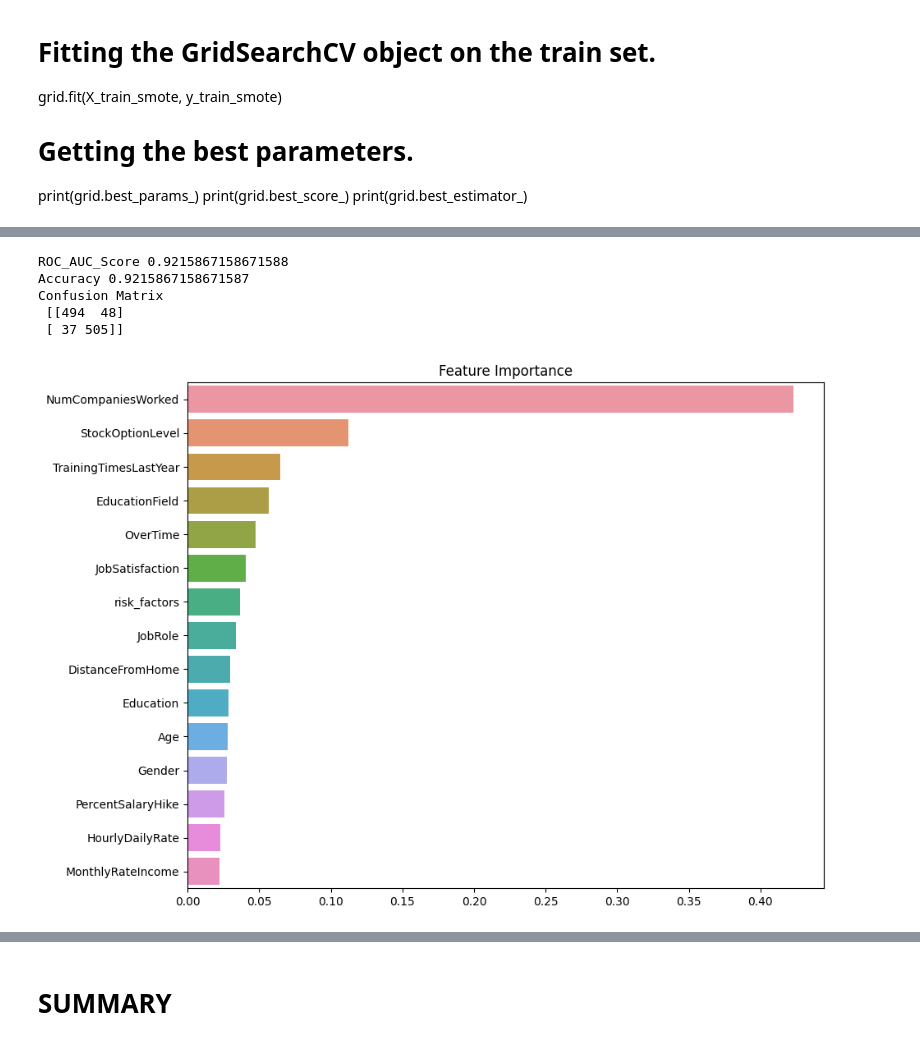
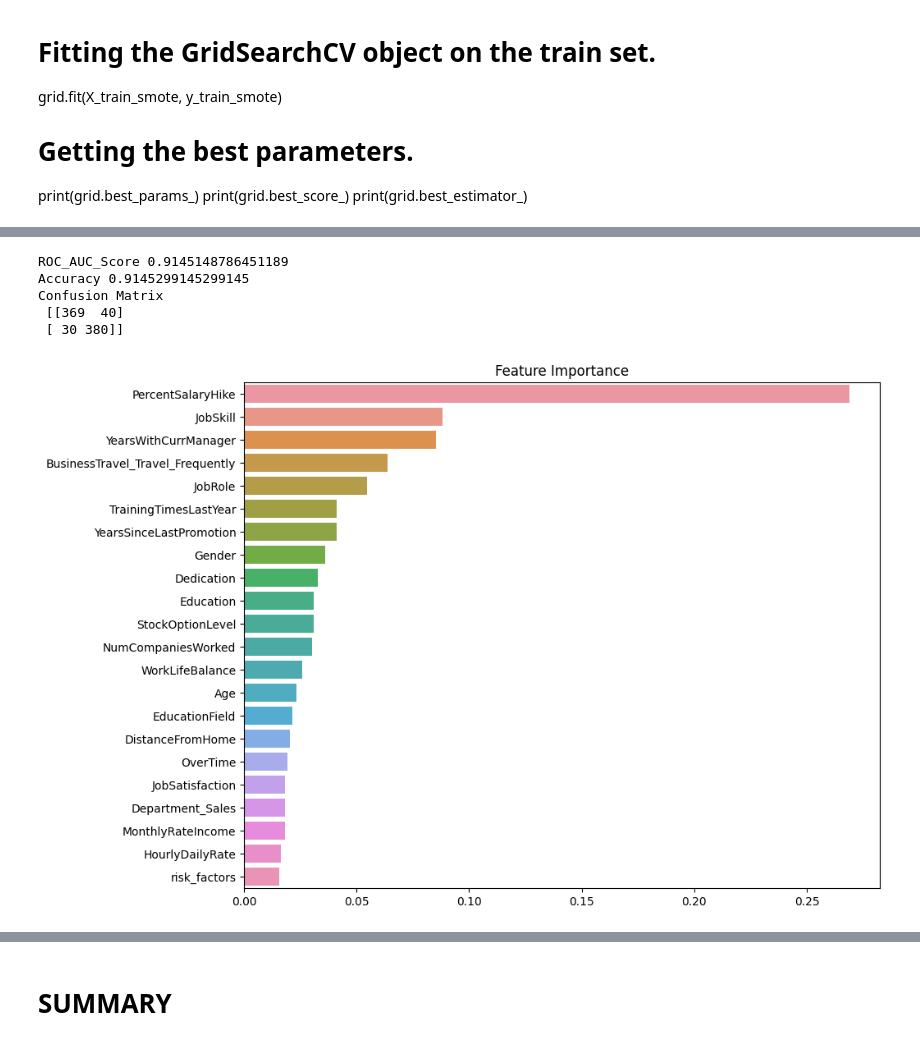
Before and after one commit to Harsh502s/PS-Attrition-Pred, a Jupyter notebook: Modeling.ipynb, the cells around one changed output, grey strips where cells are left out. Saved outputs shown, nothing was run; the diff lists cells and outputs as text; code cells hidden in the pictures.

```diff
--- a/Modeling.ipynb
+++ b/Modeling.ipynb
@@ -301,11 +319,8 @@ features = [
     "WorkLifeBalance",
     "YearsSinceLastPromotion",
     "YearsWithCurrManager",
-    "Department_Research & Development",
     "Department_Sales",
     "BusinessTravel_Travel_Frequently",
-    "BusinessTravel_Travel_Rarely",
-    "BusinessTravel_Non-Travel",
     "Dedication",
     "JobSkill",
     "Satisfaction",
@@ -313,3 +328,5 @@ features = [
 ]
 
 target = "Attrition"
+
+print(len(features))
@@ -323,8 +342,3 @@ plt.show()
-# %%
-# Removing the highly correlated features
-
-features.remove("BusinessTravel_Travel_Rarely")
-features.remove("Department_Research & Development")
 # %%
 # Plotting the Correlation With Only Attrition Column
 plt.figure(figsize=(20, 20))
@@ -342,5 +356,5 @@ plt.show()
 # %%
-from sklearn.feature_selection import RFE
+from sklearn.feature_selection import RFECV
 from sklearn.ensemble import RandomForestClassifier
 
 # Step 1: Load your train into X (features) and y (target variable)
@@ -352,8 +366,8 @@ y = train[target]  # Target variable
 # Step 2: Create an instance of the model you want to use for feature selection
 estimator = RandomForestClassifier(random_state=101)
 
-# Step 3: Create an instance of the RFE with the desired number of features
-rfe = RFE(estimator, n_features_to_select=15)
+# Step 3: Create an instance of the RFECV with the desired number of features
+rfe = RFECV(estimator,cv=5, scoring="accuracy")
 
 # Step 4: Fit the RFE model to your train
 rfe.fit(X, y)
@@ -400,11 +417,11 @@ print(y_valid.shape)
 models = [
     (
         "Logistic Regression",
-        LogisticRegression(class_weight={0: 1, 1: 2}, max_iter=1000, penalty="l2"),
+        LogisticRegression(class_weight={0: 1, 1: 6}, max_iter=1000, penalty="l2"),
     ),
     ("Decision Tree", DecisionTreeClassifier(random_state=101)),
     ("Random Forest", RandomForestClassifier(random_state=101)),
-    ("XGBoost", XGBClassifier()),
+    ("XGBoost", XGBClassifier(verbosity=0)),
     ("LightGBM", LGBMClassifier(random_state=101)),
     ("CatBoost", CatBoostClassifier(verbose=0, random_state=101)),
     ('SVM', SVC(random_state=101)),
@@ -690,43 +709,43 @@ Confusion Matrix
 # %%
 # Creating a Random Forest Classifier with the best parameters.
 
-xgb = XGBClassifier()
+xgb = XGBClassifier(verbosity=0, random_state=101)
 
 # Fitting the model on the train set.
 
 xgb.fit(X_train_smote, y_train_smote)
 
 # Predicting the target variable on the train set.
 
 y_pred = xgb.predict(X_valid_smote)
 
 # Getting the roc_auc_score on the train set.
 
 print("ROC_AUC_Score", roc_auc_score(y_valid_smote, y_pred))
 print("Accuracy", accuracy_score(y_valid_smote, y_pred))
 print("Confusion Matrix\n", confusion_matrix(y_valid_smote, y_pred))
 
 # Feature Importance
 
 # Zip the feature names with the feature importances and sort them.
 
 imp_features_xgb = sorted(
     zip(features, xgb.feature_importances_), key=lambda x: x[1], reverse=True
 )
 
 # Plotting a horizontal barplot.
 
 plt.figure(figsize=(10, 8))
 sns.barplot(x=[x[1] for x in imp_features_xgb], y=[x[0] for x in imp_features_xgb])
 plt.title("Feature Importance")
 plt.show()
 # %% [output]
-ROC_AUC_Score 0.9215867158671588
-Accuracy 0.9215867158671587
+ROC_AUC_Score 0.9145148786451189
+Accuracy 0.9145299145299145
 Confusion Matrix
- [[494  48]
- [ 37 505]]
+ [[369  40]
+ [ 30 380]]
-[figure, old version]
+[figure, new version]
 # %%
 # Creating a Random Forest Classifier with the best parameters.
 
```
Also changed, not shown: parts of 21 cells of this notebook, 5 other files.
